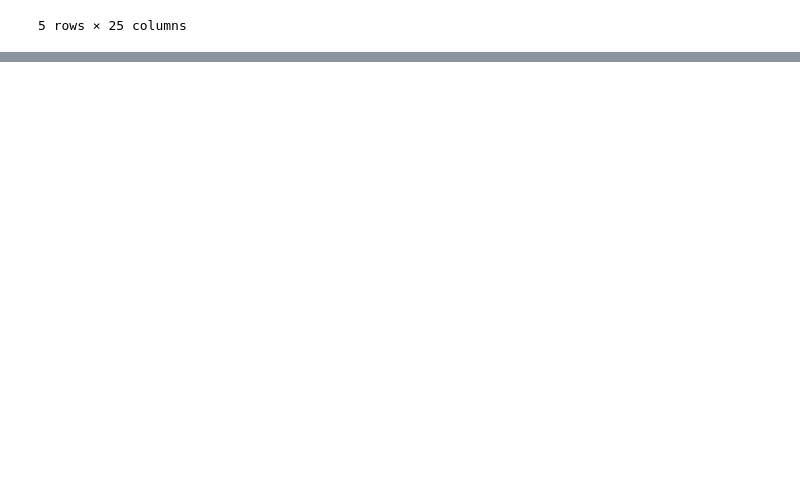
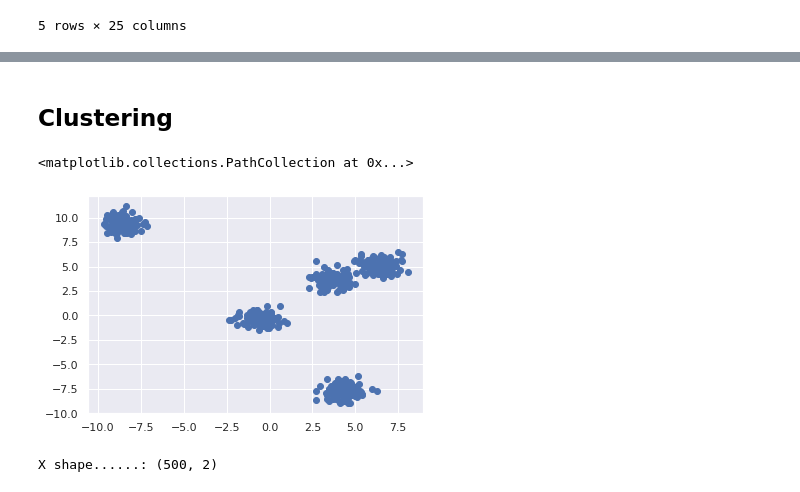
Before and after one commit to andvsilva/data_science_journey, a Jupyter notebook: course_ds/notebooks/ml_features.ipynb, the cells around one changed output, grey strips where cells are left out. Drawn from its saved outputs; the diff is of its cells as text; code cells hidden in the pictures; blank space fills up the shorter version.

```diff
--- a/course_ds/notebooks/ml_features.ipynb
+++ b/course_ds/notebooks/ml_features.ipynb
@@ -82,0 +185,2 @@ df.head()
+# %% [markdown]
+## Clustering
@@ -82,0 +189,10 @@ df.head()
+# %%
+X, y = make_blobs(n_samples=500, centers = 5, cluster_std=0.6)
+plt.scatter(X[:,0],X[:,1])
+# %% [output]
+<matplotlib.collections.PathCollection at 0x...>
+[figure, added]
+# %%
+print(f'X shape......: {X.shape }')
+# %% [output]
+X shape......: (500, 2)
```
Also changed, not shown: parts of 18 cells of this notebook, 1 other file.
